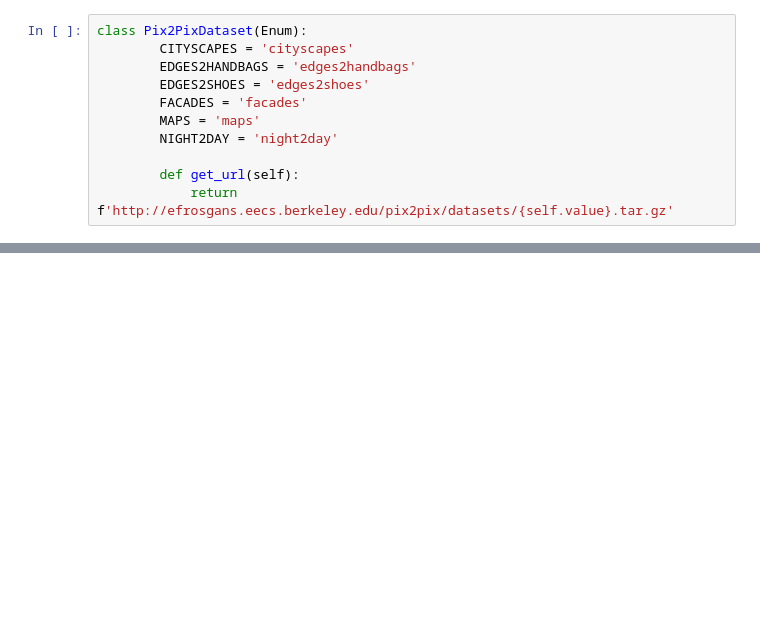
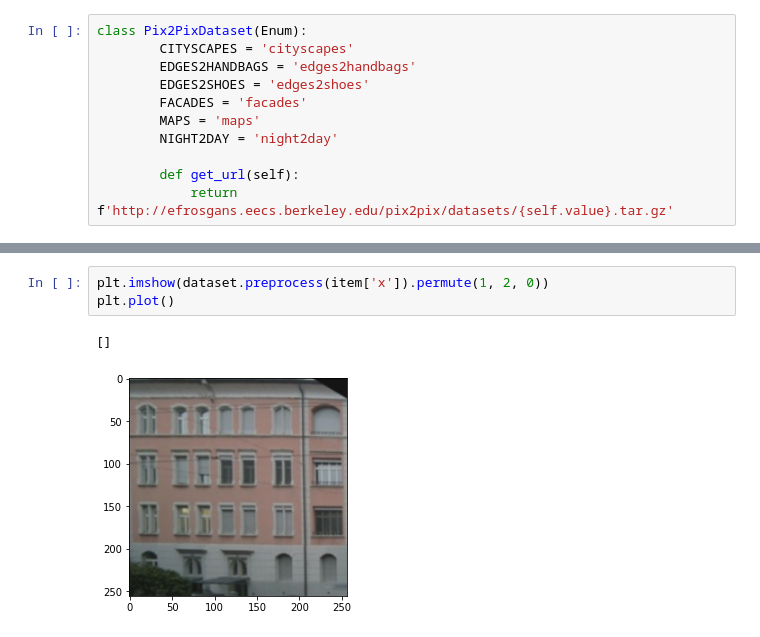
Before and after one commit to marijal74/ml_pix2pix, a Jupyter notebook: process_data.ipynb, the cells around one changed output, grey strips where cells are left out. Cells and saved outputs as stored; diff of their text form; blank space fills up the shorter version.

```diff
--- a/process_data.ipynb
+++ b/process_data.ipynb
@@ -85,0 +104,6 @@ class ImageDataset(Dataset):
+# %%
+plt.imshow(dataset.preprocess(item['x']).permute(1, 2, 0))
+plt.plot()
+# %% [output]
+[]
+[figure, added]
```
Also changed, not shown: parts of 5 cells of this notebook.
